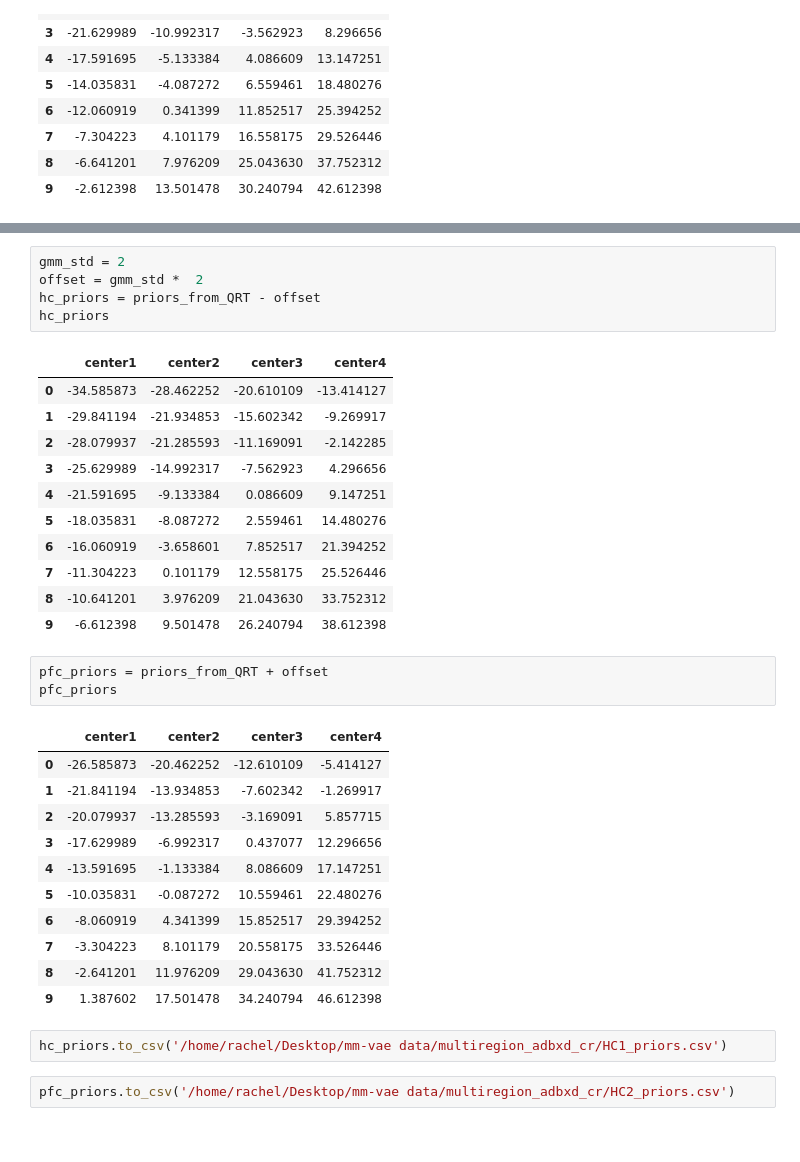
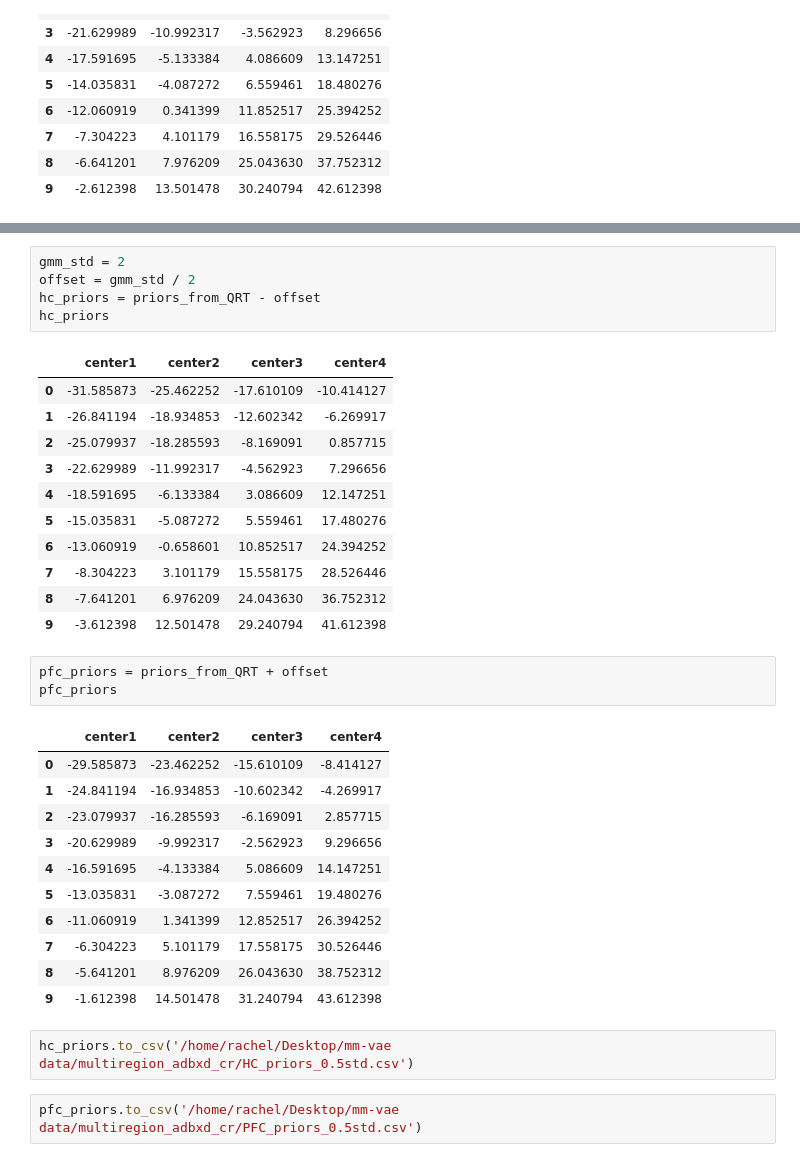
Before and after one commit to draeloslab/mm-vae, a Jupyter notebook: generate_gmm_priors.ipynb, the cells around one changed output, grey strips where cells are left out. Drawn from its saved outputs; the diff is of its cells as text.

Commit message:
Working version of MM-VAE with AD-BXD data

```diff
--- a/generate_gmm_priors.ipynb
+++ b/generate_gmm_priors.ipynb
@@ -183,36 +183,36 @@ plt.show()
 # %%
 gmm_std = 2
-offset = gmm_std *  2
+offset = gmm_std / 2
 hc_priors = priors_from_QRT - offset
 hc_priors
 # %% [output]
 |  | center1 | center2 | center3 | center4 |
-| 0 | -34.585873 | -28.462252 | -20.610109 | -13.414127 |
-| 1 | -29.841194 | -21.934853 | -15.602342 | -9.269917 |
-| 2 | -28.079937 | -21.285593 | -11.169091 | -2.142285 |
-| 3 | -25.629989 | -14.992317 | -7.562923 | 4.296656 |
-| 4 | -21.591695 | -9.133384 | 0.086609 | 9.147251 |
-| 5 | -18.035831 | -8.087272 | 2.559461 | 14.480276 |
-| 6 | -16.060919 | -3.658601 | 7.852517 | 21.394252 |
-| 7 | -11.304223 | 0.101179 | 12.558175 | 25.526446 |
-| 8 | -10.641201 | 3.976209 | 21.043630 | 33.752312 |
-| 9 | -6.612398 | 9.501478 | 26.240794 | 38.612398 |
+| 0 | -31.585873 | -25.462252 | -17.610109 | -10.414127 |
+| 1 | -26.841194 | -18.934853 | -12.602342 | -6.269917 |
+| 2 | -25.079937 | -18.285593 | -8.169091 | 0.857715 |
+| 3 | -22.629989 | -11.992317 | -4.562923 | 7.296656 |
+| 4 | -18.591695 | -6.133384 | 3.086609 | 12.147251 |
+| 5 | -15.035831 | -5.087272 | 5.559461 | 17.480276 |
+| 6 | -13.060919 | -0.658601 | 10.852517 | 24.394252 |
+| 7 | -8.304223 | 3.101179 | 15.558175 | 28.526446 |
+| 8 | -7.641201 | 6.976209 | 24.043630 | 36.752312 |
+| 9 | -3.612398 | 12.501478 | 29.240794 | 41.612398 |
 # %%
 pfc_priors = priors_from_QRT + offset
 pfc_priors
 # %% [output]
 |  | center1 | center2 | center3 | center4 |
-| 0 | -26.585873 | -20.462252 | -12.610109 | -5.414127 |
-| 1 | -21.841194 | -13.934853 | -7.602342 | -1.269917 |
-| 2 | -20.079937 | -13.285593 | -3.169091 | 5.857715 |
-| 3 | -17.629989 | -6.992317 | 0.437077 | 12.296656 |
-| 4 | -13.591695 | -1.133384 | 8.086609 | 17.147251 |
-| 5 | -10.035831 | -0.087272 | 10.559461 | 22.480276 |
-| 6 | -8.060919 | 4.341399 | 15.852517 | 29.394252 |
-| 7 | -3.304223 | 8.101179 | 20.558175 | 33.526446 |
-| 8 | -2.641201 | 11.976209 | 29.043630 | 41.752312 |
-| 9 | 1.387602 | 17.501478 | 34.240794 | 46.612398 |
+| 0 | -29.585873 | -23.462252 | -15.610109 | -8.414127 |
+| 1 | -24.841194 | -16.934853 | -10.602342 | -4.269917 |
+| 2 | -23.079937 | -16.285593 | -6.169091 | 2.857715 |
+| 3 | -20.629989 | -9.992317 | -2.562923 | 9.296656 |
+| 4 | -16.591695 | -4.133384 | 5.086609 | 14.147251 |
+| 5 | -13.035831 | -3.087272 | 7.559461 | 19.480276 |
+| 6 | -11.060919 | 1.341399 | 12.852517 | 26.394252 |
+| 7 | -6.304223 | 5.101179 | 17.558175 | 30.526446 |
+| 8 | -5.641201 | 8.976209 | 26.043630 | 38.752312 |
+| 9 | -1.612398 | 14.501478 | 31.240794 | 43.612398 |
 # %%
-hc_priors.to_csv('/home/rachel/Desktop/mm-vae data/multiregion_adbxd_cr/HC1_priors.csv')
+hc_priors.to_csv('/home/rachel/Desktop/mm-vae data/multiregion_adbxd_cr/HC_priors_0.5std.csv')
 # %%
-pfc_priors.to_csv('/home/rachel/Desktop/mm-vae data/multiregion_adbxd_cr/HC2_priors.csv')
+pfc_priors.to_csv('/home/rachel/Desktop/mm-vae data/multiregion_adbxd_cr/PFC_priors_0.5std.csv')
```
Also changed, not shown: parts of 1 cell of this notebook, 11 other files.
